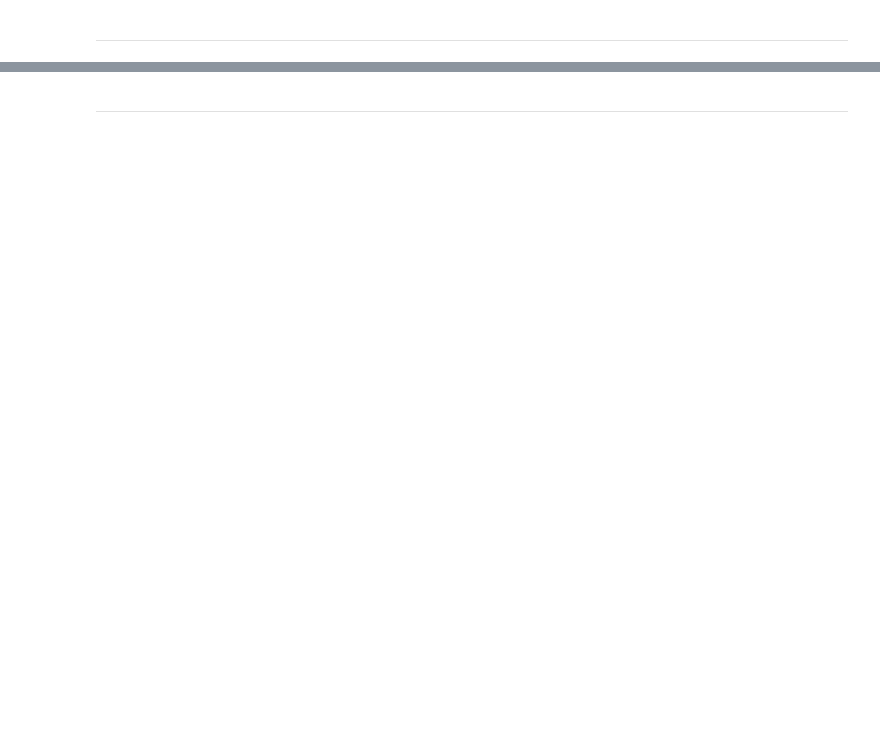
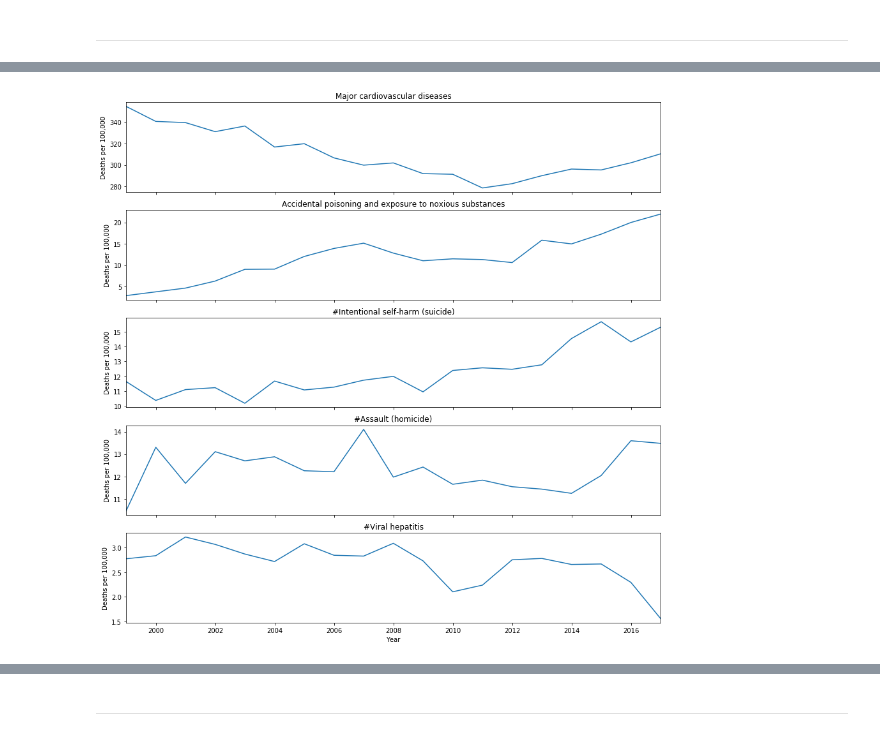
Before and after one commit to ajasica/ajasica.github.io, a Jupyter notebook: Final Tutorial.ipynb, the cells around one changed output, grey strips where cells are left out. Saved outputs shown, nothing was run; the diff lists cells and outputs as text; code cells hidden in the pictures; blank space fills up the shorter version.

```diff
--- a/Final Tutorial.ipynb
+++ b/Final Tutorial.ipynb
@@ -439,5 +438,3 @@ cause_death_counts.head()
 |  | #Anemias | 54 |
 |  | #Aortic aneurysm and dissection | 237 |
 |  | #Assault (homicide) | 460 |
-# %%
-cause_death_counts.reset_index(level=1, inplace=True)
@@ -448,11 +447,7 @@ for year in range(1999,2018):
 
 cause_death_counts["CSMR"] = (cause_death_counts["Deaths"] / cause_death_counts["Total Pop"]) * 100000
 
-cause_death_counts.set_index("Cause", append=True, inplace=True)
-
 cause_death_counts.head()
-
-# cause_death_counts.sort_values(by="CSMR", ascending=False)
 # %% [output]
 |  |  | Deaths | Total Pop | CSMR |
 | Year | Cause |  |  |  |
@@ -623,0 +596,10 @@ deaths_df[deaths_df["Year"] == 2017]
+# %%
+
+study_lst = ["Major cardiovascular diseases", "Accidental poisoning and exposure to noxious substances", "#Intentional self-harm (suicide)", "#Assault (homicide)", "#Viral hepatitis"]
+
+fig, ax = plt.subplots(5, 1, figsize=(15,15), sharex=True)
+
+for i in range(len(study_lst)):
+    cause_death_counts.xs(study_lst[i], level=1)["CSMR"].plot.line(title=study_lst[i], ax=ax[i]).set_ylabel("Deaths per 100,000")
+# %% [output]
+[figure, added]
```
Also changed, not shown: parts of 58 cells of this notebook, 2 other files.
